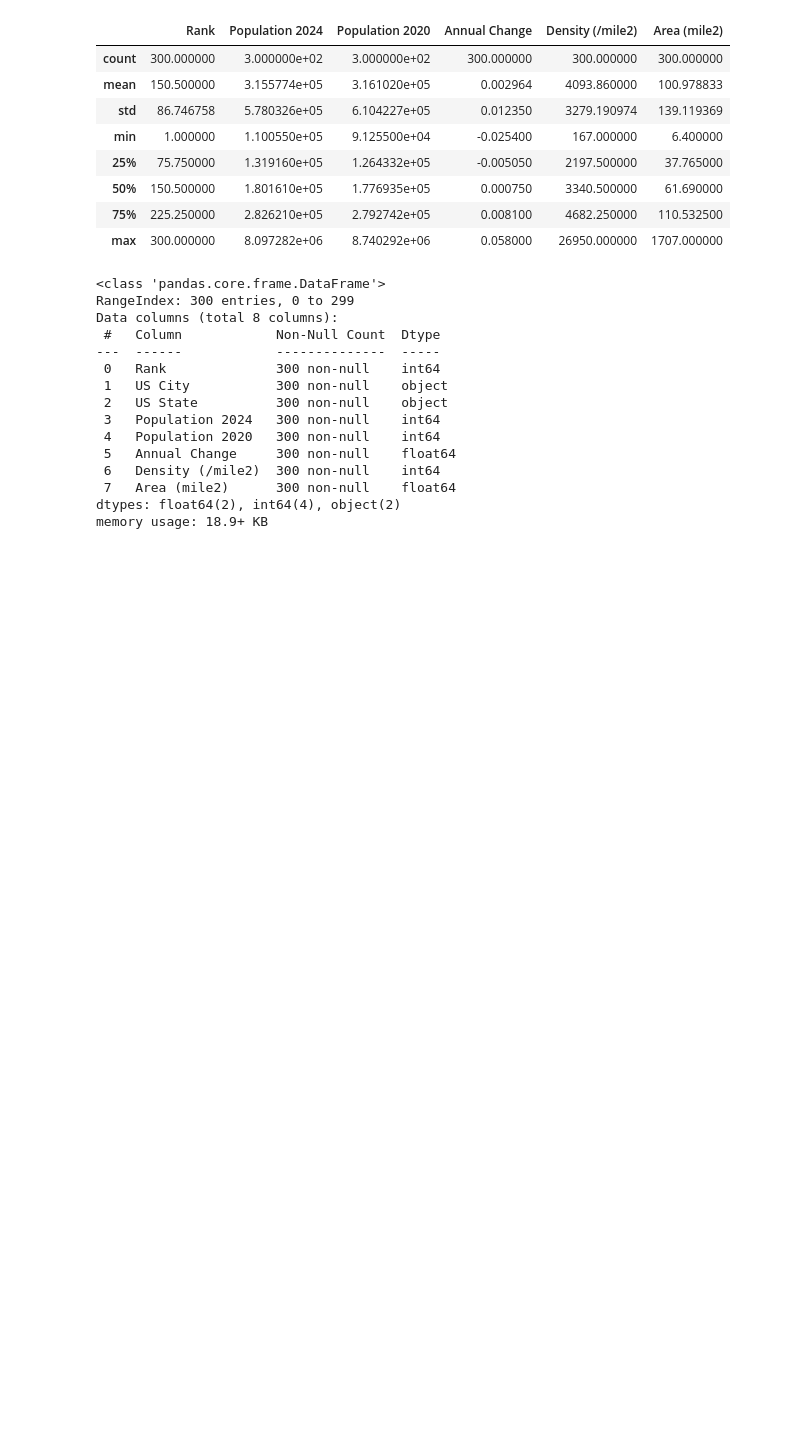
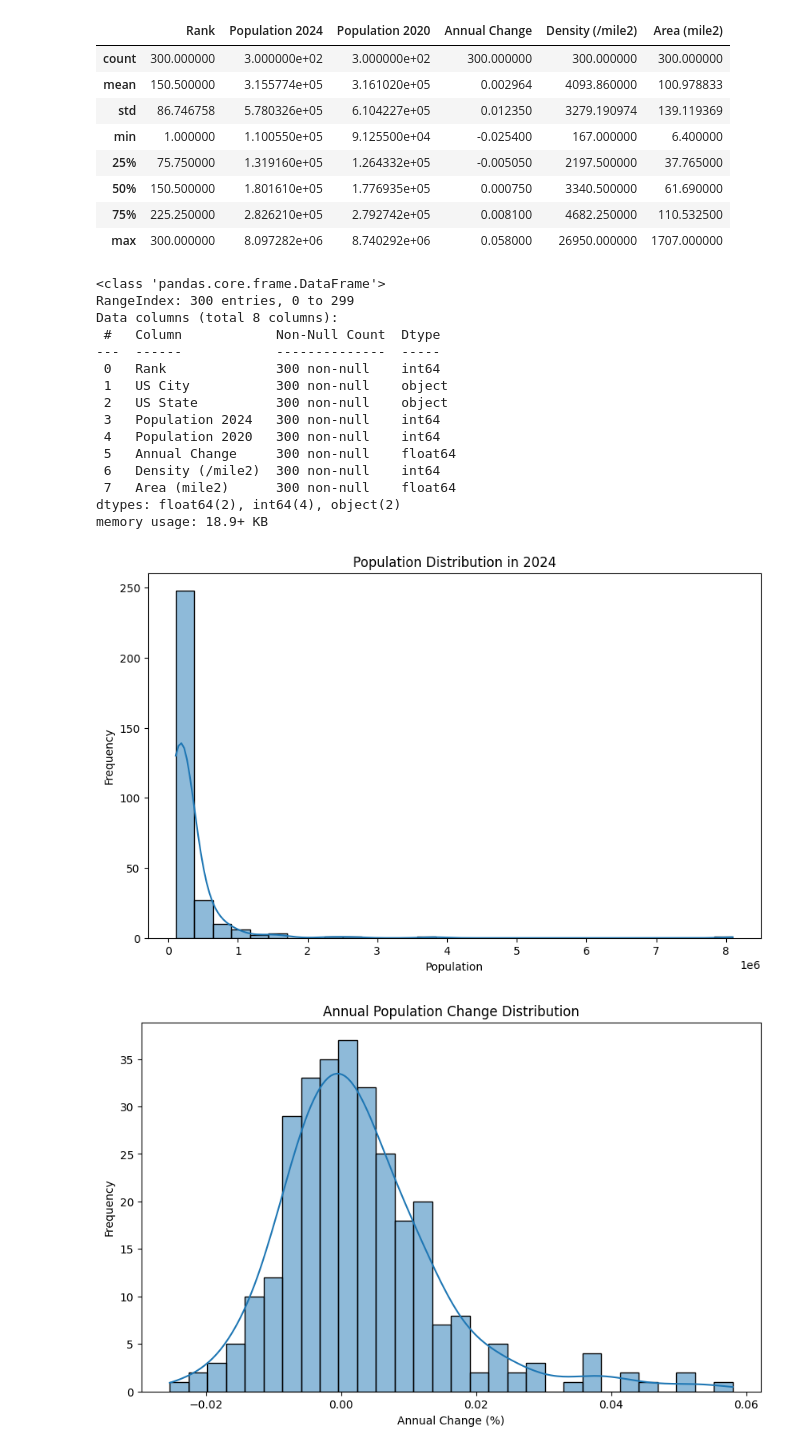
Before and after one commit to 254Bit/InteractiveDashboards, a Jupyter notebook: Population/population.ipynb, the cells around one changed output. Drawn from its saved outputs; the diff is of its cells as text; code cells hidden in the pictures; blank space fills up the shorter version.

```diff
--- a/Population/population.ipynb
+++ b/Population/population.ipynb
@@ -50,0 +54,19 @@ memory usage: 18.9+ KB
+# %%
+# Population Distribution in 2024
+plt.figure(figsize=(10, 6))
+sns.histplot(df['Population 2024'], bins=30, kde=True)
+plt.title('Population Distribution in 2024')
+plt.xlabel('Population')
+plt.ylabel('Frequency')
+plt.show()
+
+# Annual Population Change Distribution
+plt.figure(figsize=(10, 6))
+sns.histplot(df['Annual Change'], bins=30, kde=True)
+plt.title('Annual Population Change Distribution')
+plt.xlabel('Annual Change (%)')
+plt.ylabel('Frequency')
+plt.show()
+# %% [output]
+[figure, added]
+[figure, added]
```
Also changed, not shown: parts of 1 cell of this notebook.
